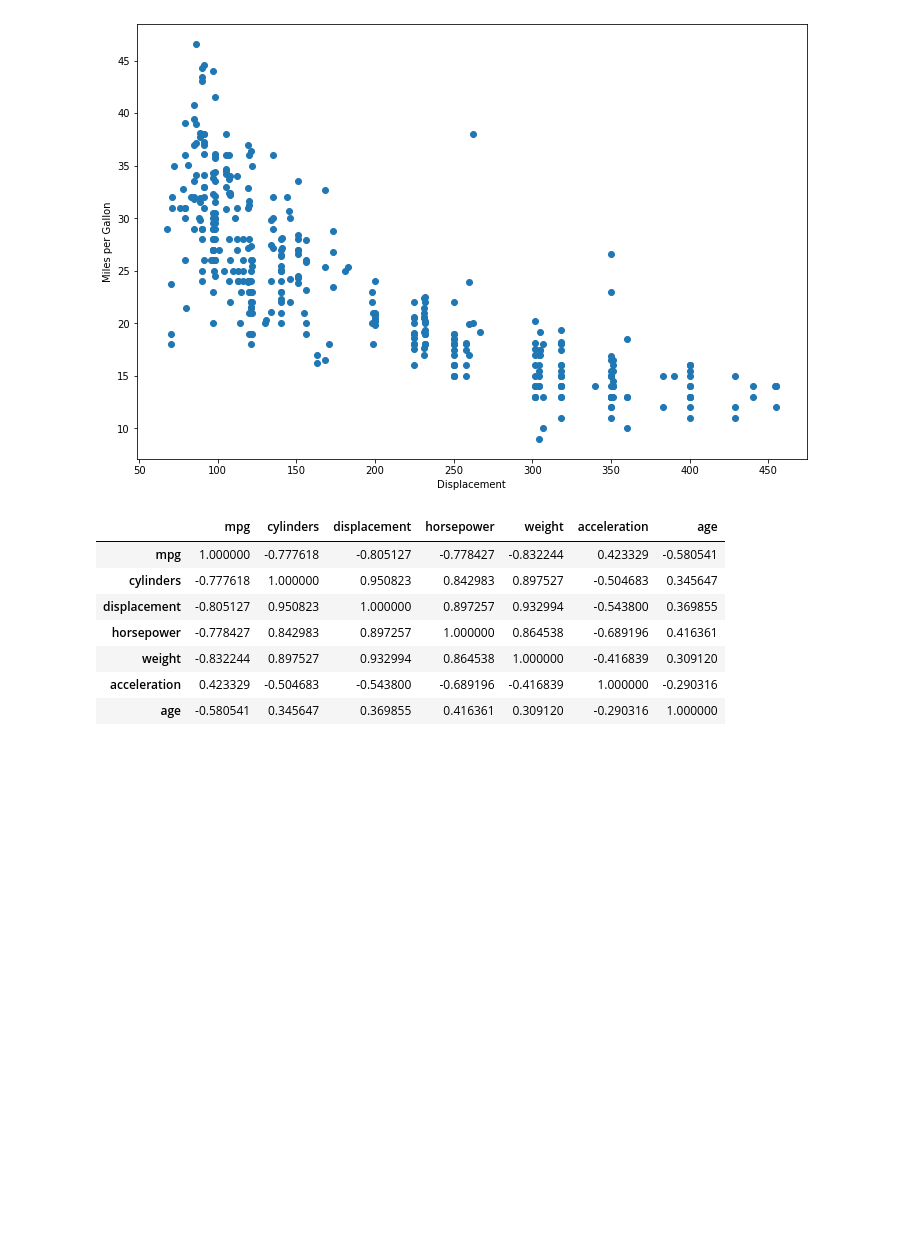
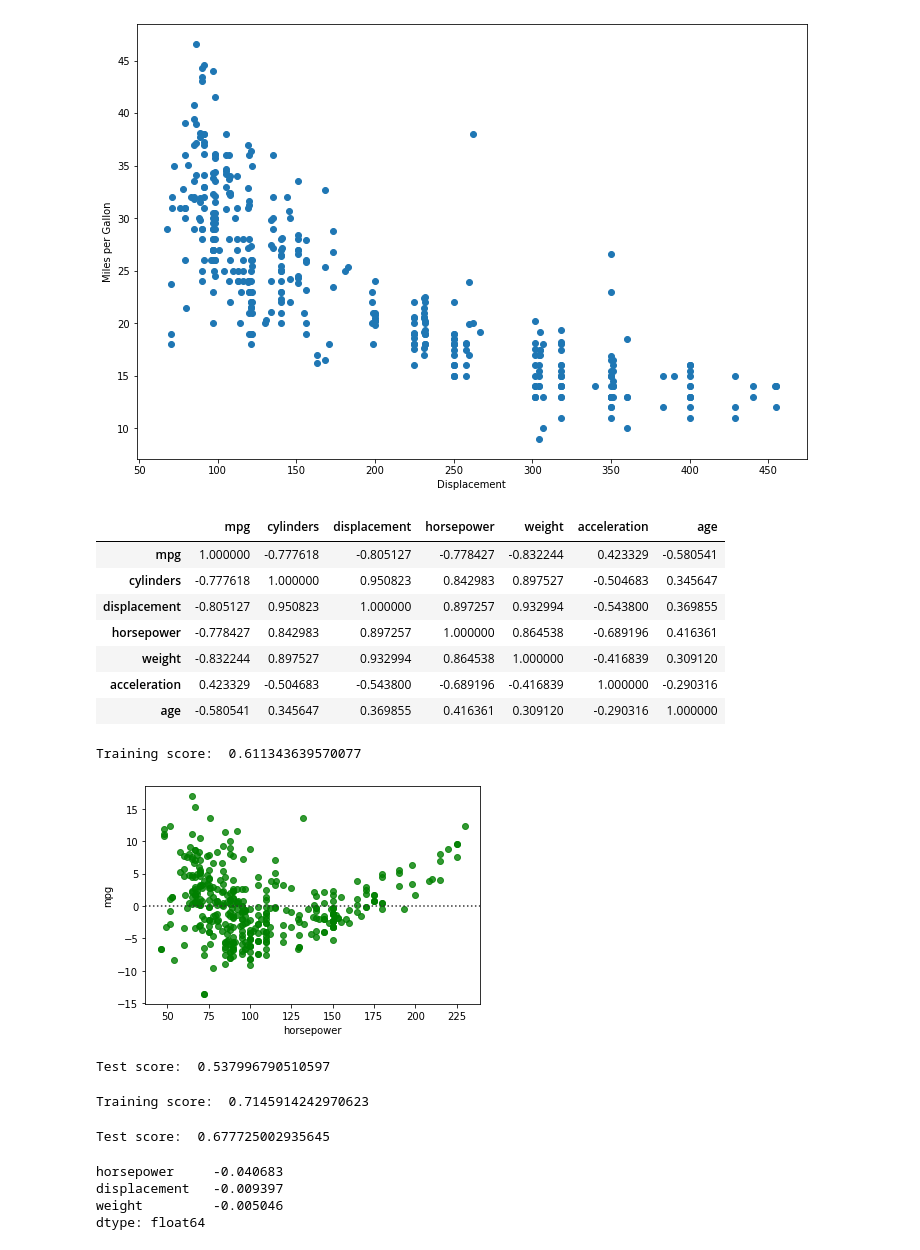
Before and after one commit to cristianMardare/scikit-learn-course, a Jupyter notebook: automobile-mpg-linear-regression.ipynb, the cells around one changed output. Cells and saved outputs as stored; diff of their text form; code cells hidden in the pictures; blank space fills up the shorter version.

Commit message:
feat: linear regression to predict mpg on automobile dataset

```diff
--- a/automobile-mpg-linear-regression.ipynb
+++ b/automobile-mpg-linear-regression.ipynb
@@ -107,0 +119,10 @@ automobile_df.to_csv('datasets/processed-auto-mpg.csv', index=False)
+# %%
+print('Training score: ', linear_model.score(x_train, y_train))
+# %% [output]
+Training score:  0.611343639570077
+# %%
+sns.residplot(x='horsepower', y='mpg', data=automobile_df, color='green')
+
+plt.show()
+# %% [output]
+[figure, added]
@@ -107,0 +131,6 @@ automobile_df.to_csv('datasets/processed-auto-mpg.csv', index=False)
+# %%
+from sklearn.metrics import r2_score
+
+print('Test score: ', r2_score(y_test, y_pred))
+# %% [output]
+Test score:  0.537996790510597
@@ -107,0 +144,23 @@ automobile_df.to_csv('datasets/processed-auto-mpg.csv', index=False)
+# %%
+linear_model = LinearRegression(normalize=True).fit(x_train, y_train)
+
+print('Training score: ', linear_model.score(x_train, y_train))
+# %% [output]
+Training score:  0.7145914242970623
+# %%
+y_pred = linear_model.predict(x_test)
+
+print('Test score: ', r2_score(y_test, y_pred))
+# %% [output]
+Test score:  0.677725002935645
+# %%
+predictors = x_train.columns
+
+coef = pd.Series(linear_model.coef_, predictors).sort_values()
+
+print(coef)
+# %% [output]
+horsepower     -0.040683
+displacement   -0.009397
+weight         -0.005046
+dtype: float64
```
Also changed, not shown: parts of 5 cells of this notebook, 1 other file.
